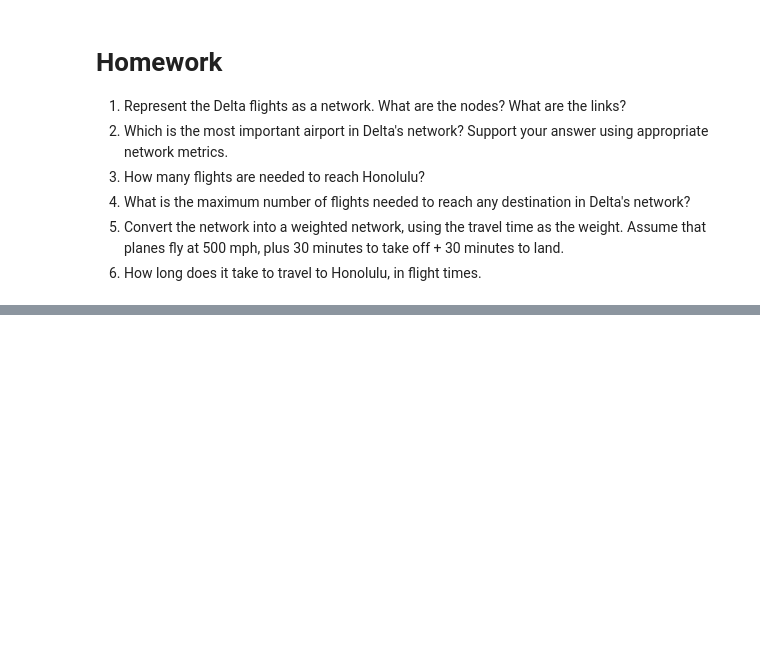
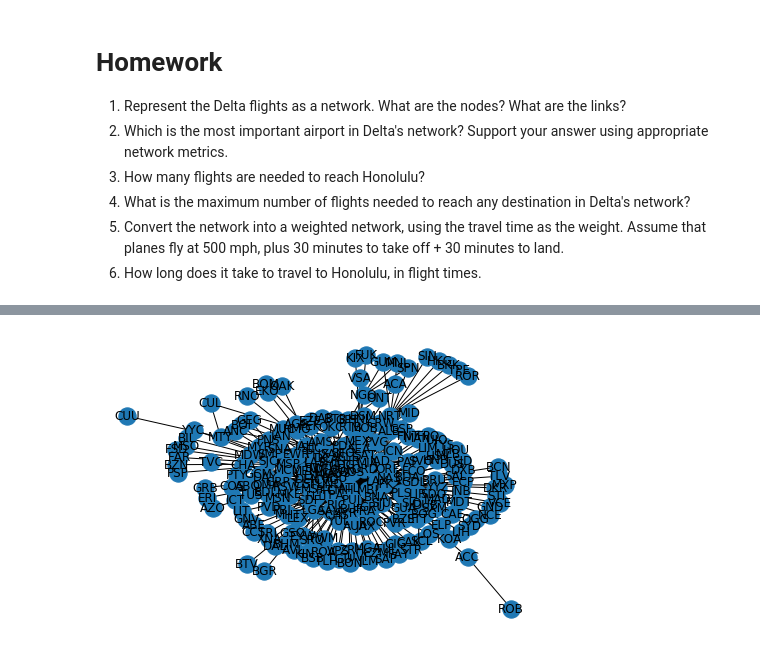
Before and after one commit to mnbo229/ce599, a Jupyter notebook: 09-Networks/Networks.ipynb, the cells around one changed output, grey strips where cells are left out. Saved outputs shown, nothing was run; the diff lists cells and outputs as text; code cells hidden in the pictures; blank space fills up the shorter version.

```diff
--- a/09-Networks/Networks.ipynb
+++ b/09-Networks/Networks.ipynb
@@ -421,0 +417,13 @@ TypeError: 'module' object is not callable
+# %%
+
+source=list(routes.source)
+destination=list(routes.dest)
+sd=list(zip(source,destination))
+#sd
+# %%
+delta=nx.Graph()
+delta.add_edges_from(sd)
+# %%
+nx.draw(delta,with_labels=True)
+# %% [output]
+[figure, added]
```
Also changed, not shown: parts of 4 cells of this notebook, 9 other files.
